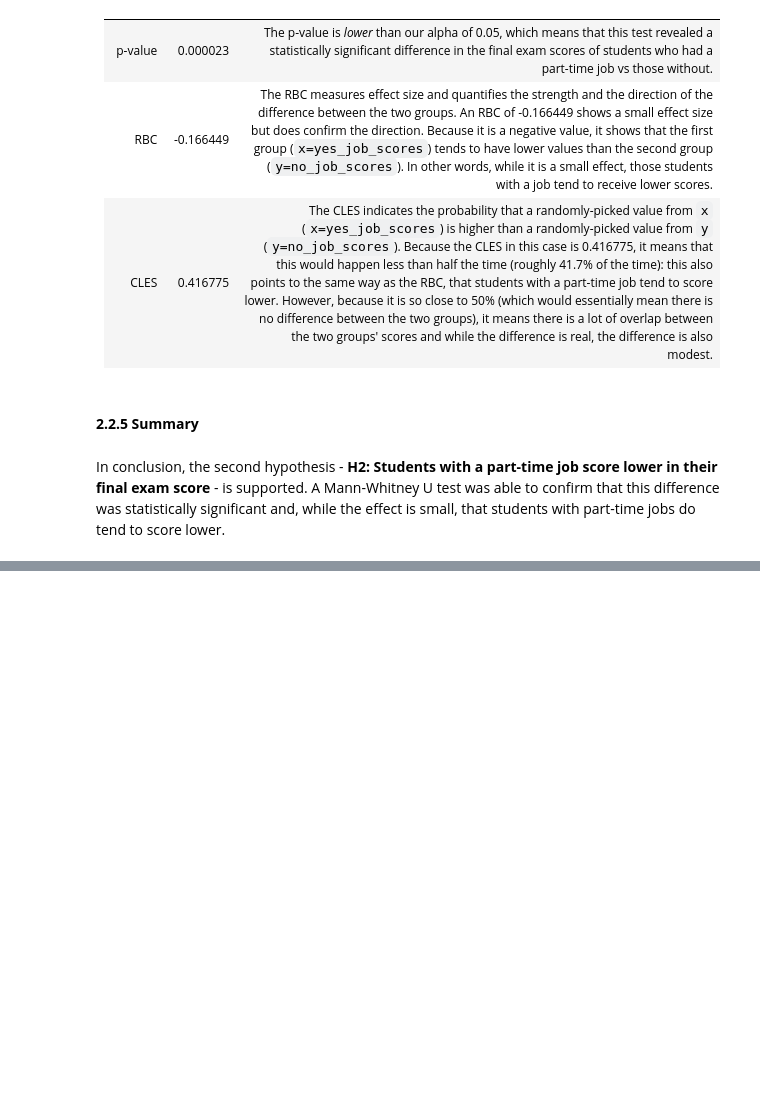
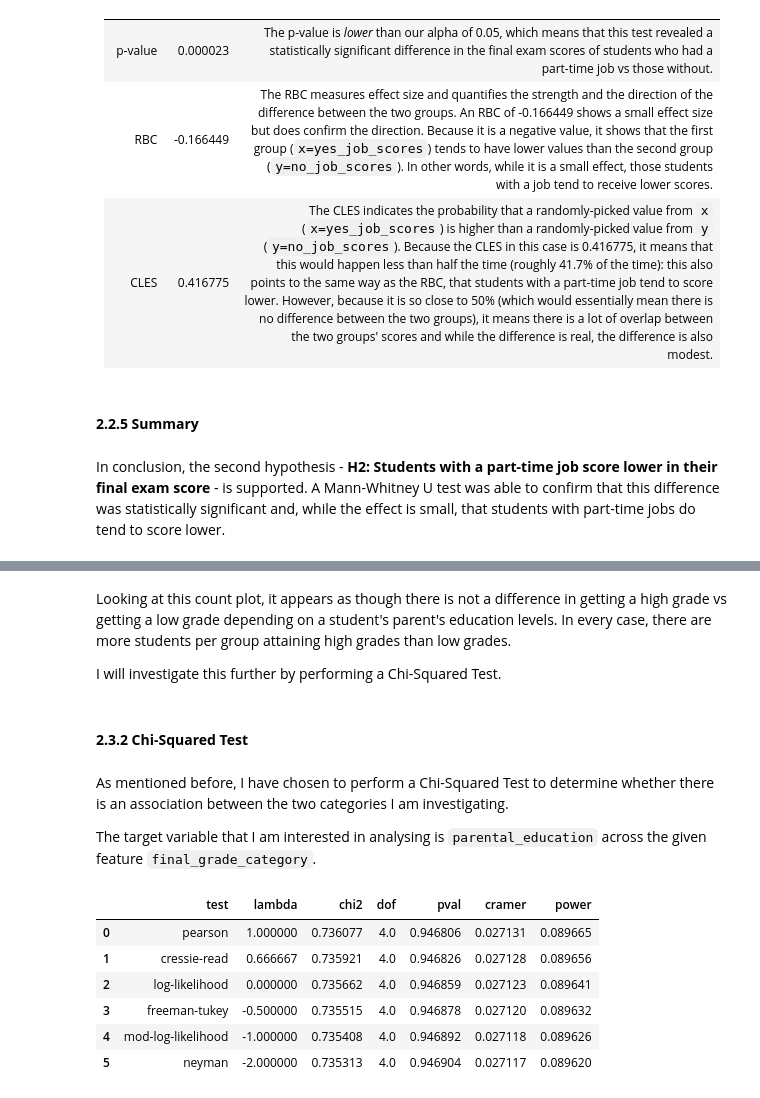
Before and after one commit to elhope23/student-performance-analysis, a Jupyter notebook: jupyter_notebooks/Stage2-Visualisation.ipynb, the cells around one changed output, grey strips where cells are left out. Cells and saved outputs as stored; diff of their text form; code cells hidden in the pictures; blank space fills up the shorter version.

```diff
--- a/jupyter_notebooks/Stage2-Visualisation.ipynb
+++ b/jupyter_notebooks/Stage2-Visualisation.ipynb
@@ -694,0 +714,24 @@ In conclusion, the second hypothesis - **H2: Students with a part-time job score
+# %% [markdown]
+Looking at this count plot, it appears as though there is not a difference in getting a high grade vs getting a low grade depending on a student's parent's education levels. In every case, there are more students per group attaining high grades than low grades.
+
+I will investigate this further by performing a Chi-Squared Test.
+# %% [markdown]
+#### **2.3.2 Chi-Squared Test**
+# %% [markdown]
+As mentioned before, I have chosen to perform a Chi-Squared Test to determine whether there is an association between the two categories I am investigating.
+
+The target variable that I am interested in analysing is `parental_education` across the given feature `final_grade_category`.
+# %%
+# Perform a chi-squared test between parental_education and final_grade_category
+expected, observed, stats = pg.chi2_independence(data=df_vis, x="parental_education", y="final_grade_category")
+
+# Call stats to display the results of the chi-squared test
+stats
+# %% [output]
+|  | test | lambda | chi2 | dof | pval | cramer | power |
+| 0 | pearson | 1.000000 | 0.736077 | 4.0 | 0.946806 | 0.027131 | 0.089665 |
+| 1 | cressie-read | 0.666667 | 0.735921 | 4.0 | 0.946826 | 0.027128 | 0.089656 |
+| 2 | log-likelihood | 0.000000 | 0.735662 | 4.0 | 0.946859 | 0.027123 | 0.089641 |
+| 3 | freeman-tukey | -0.500000 | 0.735515 | 4.0 | 0.946878 | 0.027120 | 0.089632 |
+| 4 | mod-log-likelihood | -1.000000 | 0.735408 | 4.0 | 0.946892 | 0.027118 | 0.089626 |
+| 5 | neyman | -2.000000 | 0.735313 | 4.0 | 0.946904 | 0.027117 | 0.089620 |
```
Also changed, not shown: parts of 9 cells of this notebook.
